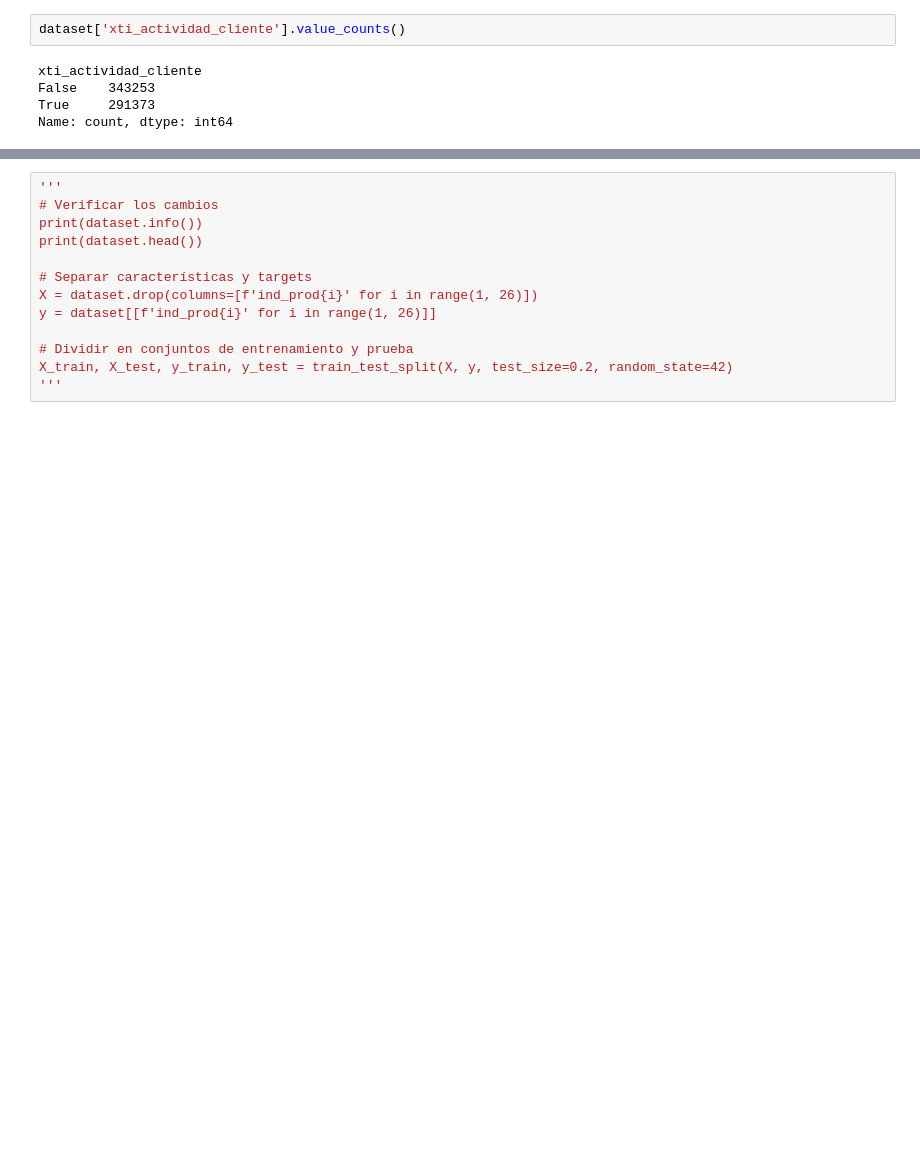
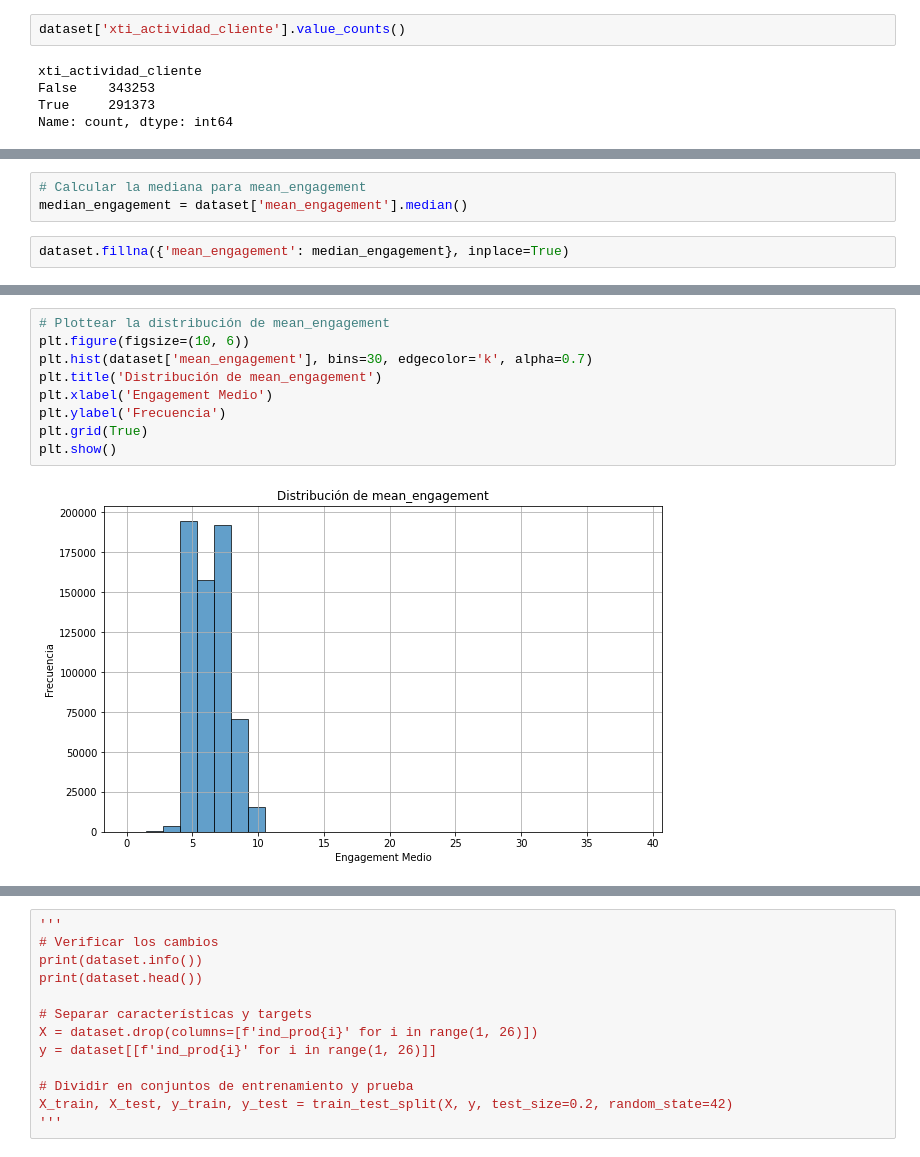
Before and after one commit to pepelopelope/Banking-Product-Recommendations-ML-Project, a Jupyter notebook: Codigo.ipynb, the cells around one changed output, grey strips where cells are left out. Saved outputs shown, nothing was run; the diff lists cells and outputs as text; blank space fills up the shorter version.

```diff
--- a/Codigo.ipynb
+++ b/Codigo.ipynb
@@ -1048,0 +1055,5 @@ Name: count, dtype: int64
+# %%
+# Calcular la mediana para mean_engagement
+median_engagement = dataset['mean_engagement'].median()
+# %%
+dataset.fillna({'mean_engagement': median_engagement}, inplace=True)
@@ -1048,0 +1076,11 @@ Name: count, dtype: int64
+# %%
+# Plottear la distribución de mean_engagement
+plt.figure(figsize=(10, 6))
+plt.hist(dataset['mean_engagement'], bins=30, edgecolor='k', alpha=0.7)
+plt.title('Distribución de mean_engagement')
+plt.xlabel('Engagement Medio')
+plt.ylabel('Frecuencia')
+plt.grid(True)
+plt.show()
+# %% [output]
+[figure, added]
```
Also changed, not shown: parts of 41 cells of this notebook.
